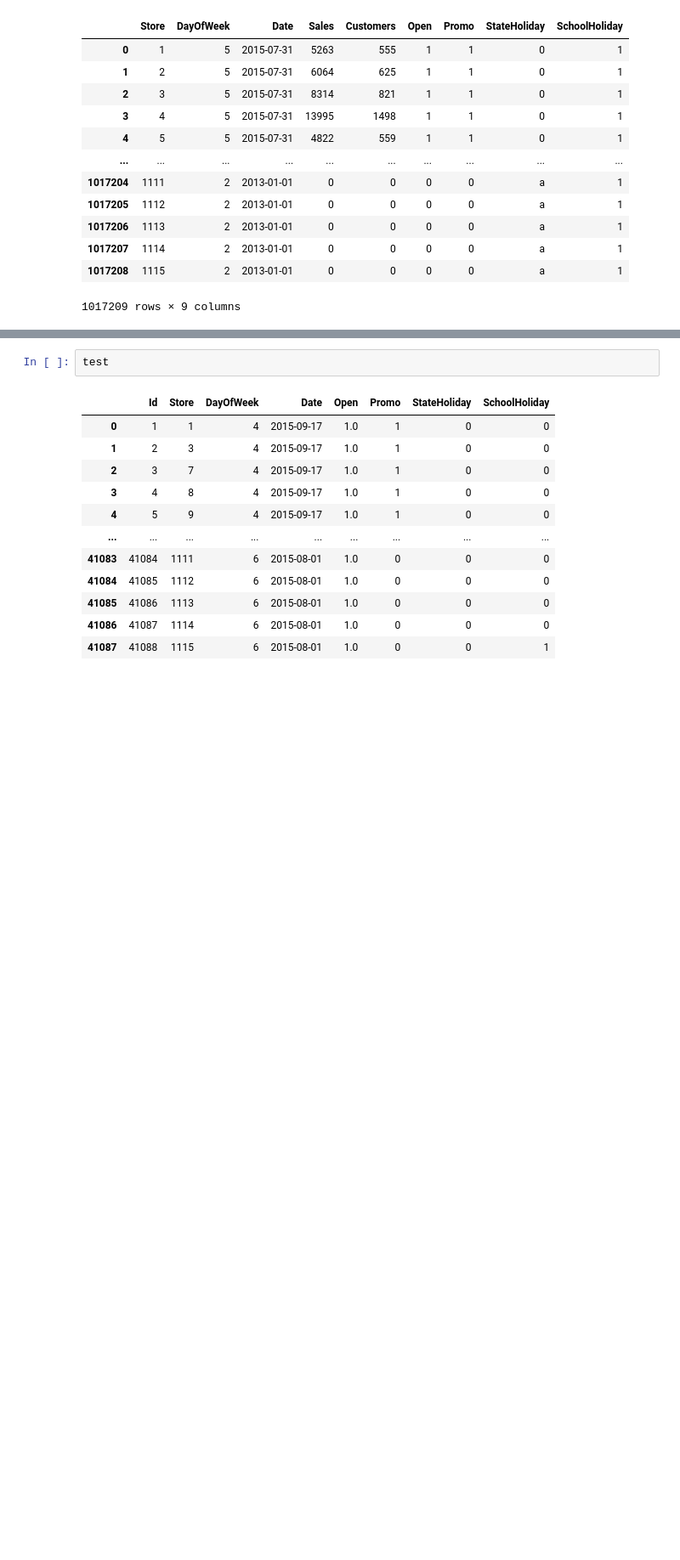
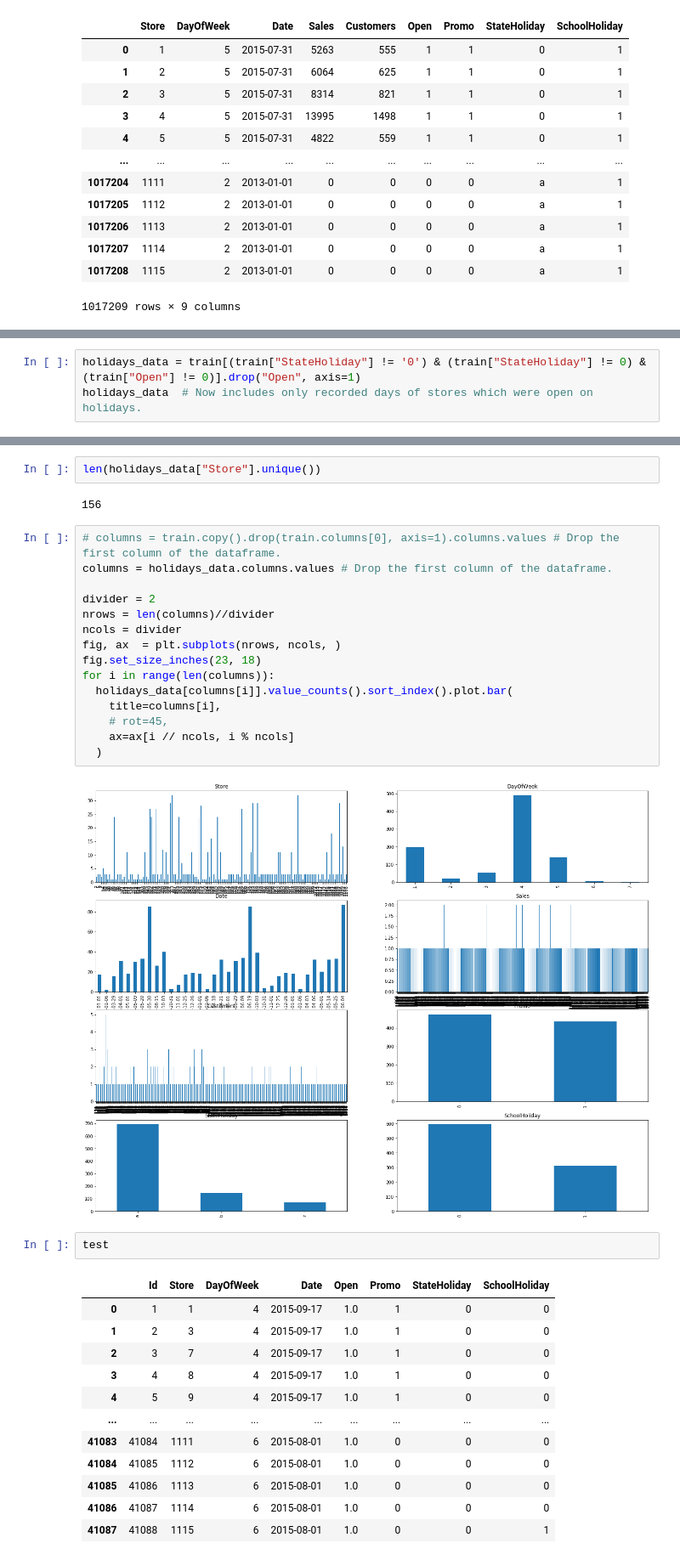
Before and after one commit to daniellepidt/rossmann-store-sales, a Jupyter notebook: data_exploration.ipynb, the cells around one changed output, grey strips where cells are left out. Shown at 85% size. Saved outputs shown, nothing was run; the diff lists cells and outputs as text; blank space fills up the shorter version.

```diff
--- a/data_exploration.ipynb
+++ b/data_exploration.ipynb
@@ -68,0 +89,3 @@ train
+# %%
+holidays_data = train[(train["StateHoliday"] != '0') & (train["StateHoliday"] != 0) & (train["Open"] != 0)].drop("Open", axis=1)
+holidays_data  # Now includes only recorded days of stores which were open on holidays.
@@ -69,3 +106,24 @@ train
+# %%
+len(holidays_data["Store"].unique())
+# %% [output]
+156
+# %%
+# columns = train.copy().drop(train.columns[0], axis=1).columns.values # Drop the first column of the dataframe.
+columns = holidays_data.columns.values # Drop the first column of the dataframe.
+
+divider = 2
+nrows = len(columns)//divider
+ncols = divider
+fig, ax  = plt.subplots(nrows, ncols, )
+fig.set_size_inches(23, 18)
+for i in range(len(columns)):
+  holidays_data[columns[i]].value_counts().sort_index().plot.bar(
+    title=columns[i],
+    # rot=45,
+    ax=ax[i // ncols, i % ncols]
+  )
+# %% [output]
+[figure, added]
 # %%
 test
 # %% [output]
```
Also changed, not shown: parts of 4 cells of this notebook, 2 other files.
